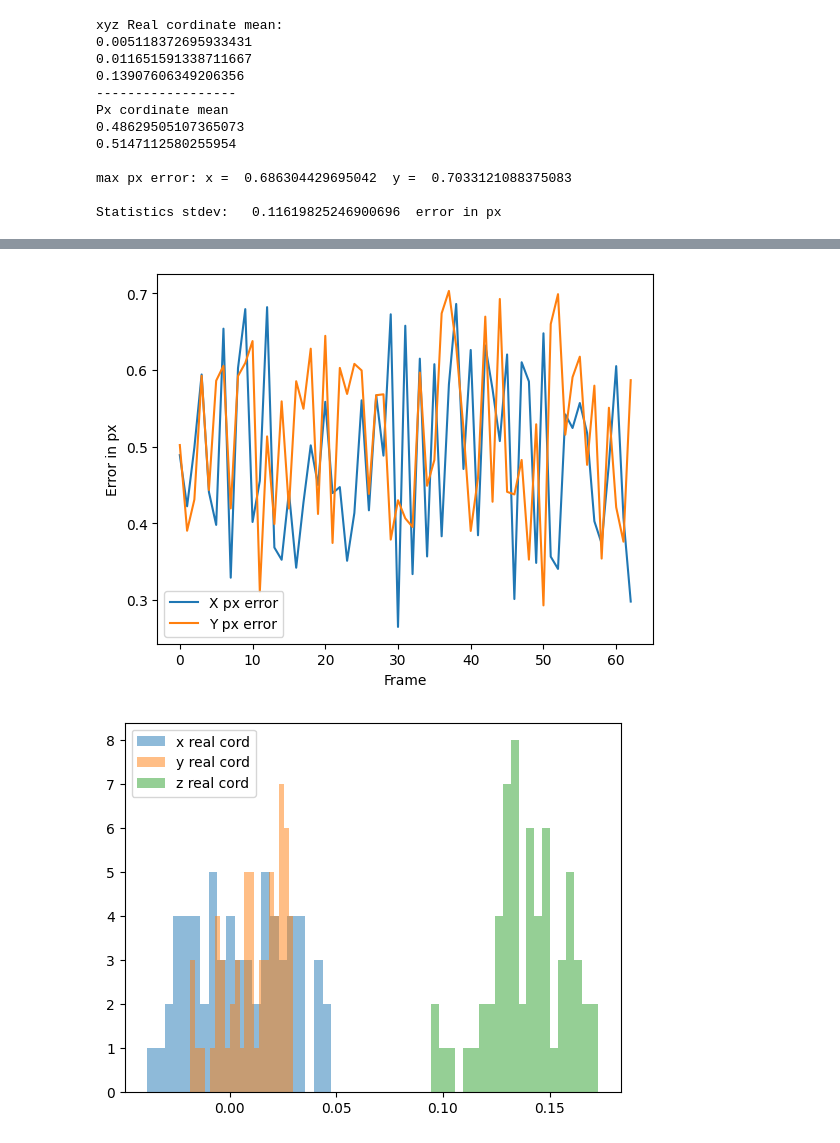
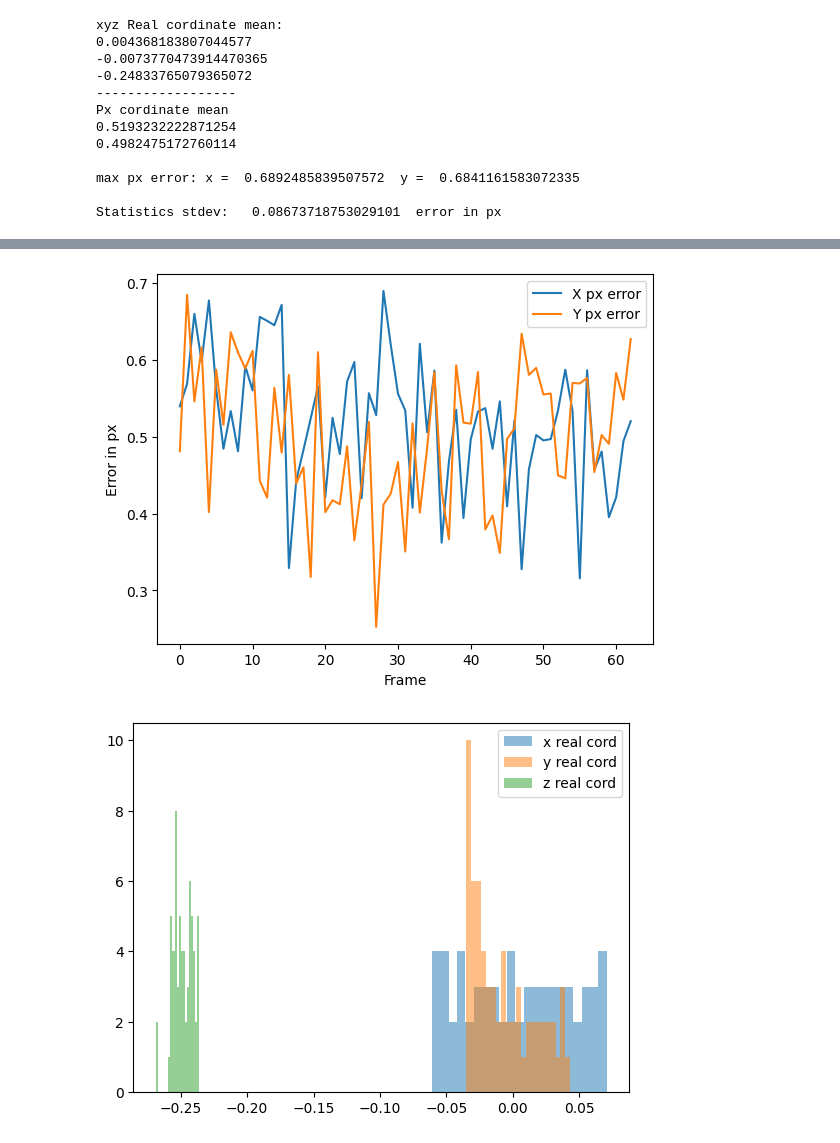
Before and after one commit to Cyber1derer/BallDetector, a Jupyter notebook: analysis/ProjectPointEstimation.ipynb, the cells around one changed output, grey strips where cells are left out. Drawn from its saved outputs; the diff is of its cells as text; code cells hidden in the pictures.

```diff
--- a/analysis/ProjectPointEstimation.ipynb
+++ b/analysis/ProjectPointEstimation.ipynb
@@ -49,13 +49,6 @@ T = np.array([ 0.0, 0.0, 0.0]) #Transpose matrix
 
 rvecR, jacobianRotation = cv2.Rodrigues(Rx)
 # %%
-# создаем функцию распределения
-def distribution_function(x,values):
-    count = 0
-    for i in values:
-        if i <= x:
-            count += 1
-    return count / len(values)
 def ErrorEstimation(FindCord, BlenderCord, rvecR, T, cameraMatrix, distCoeffs, draw=False):
     xErrorFindCord = FindCord[:,0] - BlenderCord[:,0]
     yErrorFindCord = FindCord[:,1] - BlenderCord[:,1]
@@ -107,21 +100,3 @@ def ErrorEstimation(FindCord, BlenderCord, rvecR, T, cameraMatrix, distCoeffs, d
         plt.hist(yErrorFindCord,alpha = 0.5, bins= 21, label="y px")
         plt.legend()
         plt.show()
-
-
-
-        # создаем список значений для построения графика
-        x_values = np.arange(0, 1, 0.05)
-        y_values = [distribution_function(x,abs(xErrorValuesPx) ) for x in x_values]
-        # строим график
-        plt.plot(x_values, y_values, label = 'x')
-        y_values = [distribution_function(x,abs(yErrorValuesPx) ) for x in x_values]
-        plt.plot(x_values, y_values, label = "y")
-
-        # добавляем подписи к графику
-        plt.xlabel('px error')
-        plt.ylabel('Функция распределения')
-        plt.title('График функции распределения')
-        plt.legend()
-        # выводим график на экран
-        plt.show()
@@ -181,19 +175,21 @@ Statistics stdev:   0.0640523718454642  error in px
 # %%
-DeleteTrash(r"./BallDetectorLogSoftColorFilter63FramefV2.txt")
-FindCord63 = np.loadtxt(r"./BallDetectorLogSoftColorFilter63FramefV2.txt")
+#Canny
+DeleteTrash(r"./BallDetectorLogCannyVideo63.txt")
+FindCord63 = np.loadtxt(r"./BallDetectorLogCannyVideo63.txt")
+
 BlenderCord63  = np.loadtxt(r"./LogBlenderCoord63video.txt", delimiter=',')
 
 ErrorEstimation(FindCord63, BlenderCord63,rvecR,T,cameraMatrix,distCoeffs,draw=bool)
 # %% [output]
 xyz Real cordinate mean:
-0.005118372695933431
-0.011651591338711667
-0.13907606349206356
+0.004368183807044577
+-0.0073770473914470365
+-0.24833765079365072
 ------------------
 Px cordinate mean
-0.48629505107365073
-0.5147112580255954
+0.5193232222871254
+0.4982475172760114
 
-max px error: x =  0.686304429695042  y =  0.7033121088375083
+max px error: x =  0.6892485839507572  y =  0.6841161583072335
 
-Statistics stdev:   0.11619825246900696  error in px
+Statistics stdev:   0.08673718753029101  error in px
@@ -201,2 +197,2 @@ Statistics stdev:   0.11619825246900696  error in px
-[figure, old version]
+[figure, new version]
-[figure, old version]
+[figure, new version]
```
Also changed, not shown: parts of 15 cells of this notebook, 5 other files.
